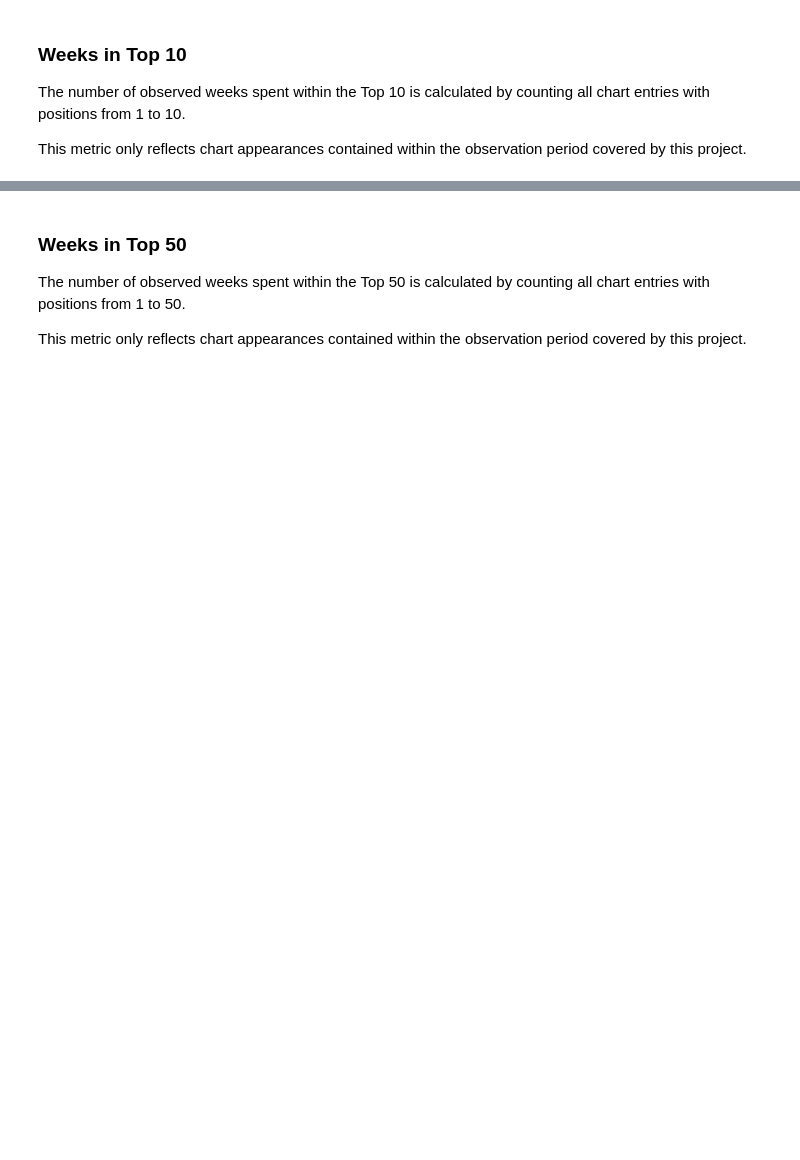
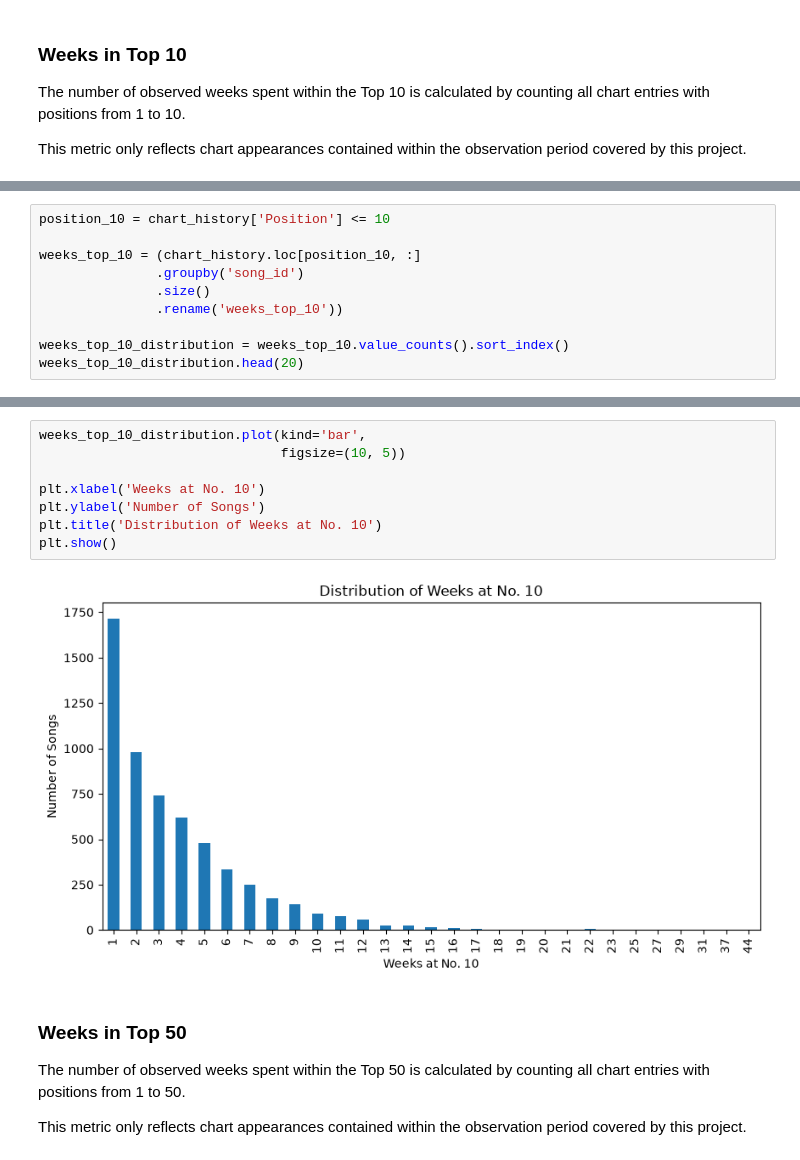
Before and after one commit to Sabrinalyst/what-happened-to-music, a Jupyter notebook: notebooks/03_chart_statistics.ipynb, the cells around one changed output, grey strips where cells are left out. Cells and saved outputs as stored; diff of their text form; blank space fills up the shorter version.

```diff
--- a/notebooks/03_chart_statistics.ipynb
+++ b/notebooks/03_chart_statistics.ipynb
@@ -371,0 +394,10 @@ Weeks in Top 10: 2
+# %%
+position_10 = chart_history['Position'] <= 10
+
+weeks_top_10 = (chart_history.loc[position_10, :]
+               .groupby('song_id')
+               .size()
+               .rename('weeks_top_10'))
+
+weeks_top_10_distribution = weeks_top_10.value_counts().sort_index()
+weeks_top_10_distribution.head(20)
@@ -372,3 +422,13 @@ Weeks in Top 10: 2
+# %%
+weeks_top_10_distribution.plot(kind='bar',
+                               figsize=(10, 5))
+
+plt.xlabel('Weeks at No. 10')
+plt.ylabel('Number of Songs')
+plt.title('Distribution of Weeks at No. 10')
+plt.show()
+# %% [output]
+[figure, added]
 # %% [markdown]
 ### Weeks in Top 50
 
```
Also changed, not shown: parts of 29 cells of this notebook, 1 other file.
